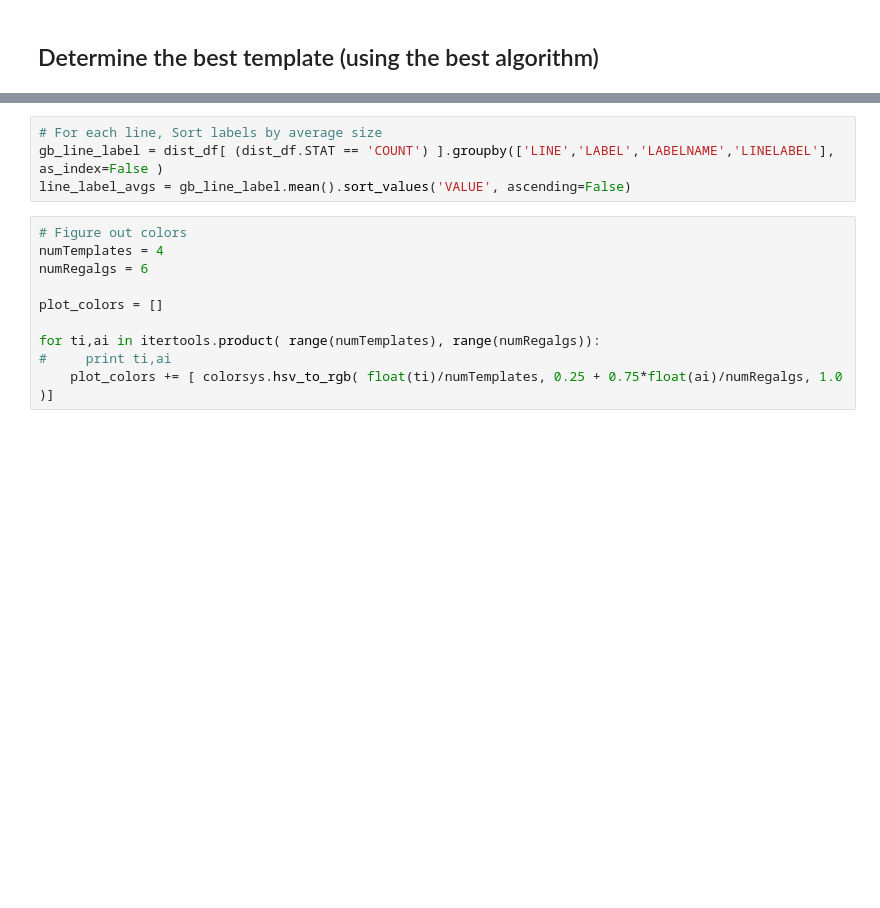
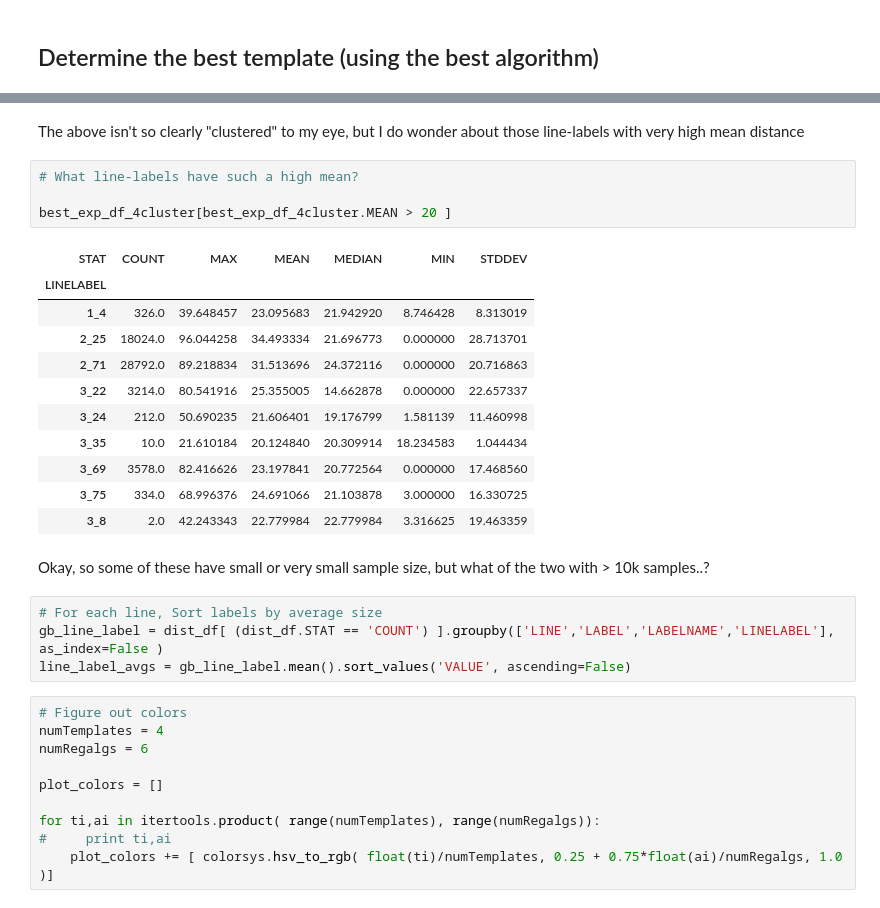
Before and after one commit to saalfeldlab/template-building, a Jupyter notebook: python/labelwise_skeleton_distance_analysis.ipynb, the cells around one changed output, grey strips where cells are left out. Saved outputs shown, nothing was run; the diff lists cells and outputs as text; blank space fills up the shorter version.

```diff
--- a/python/labelwise_skeleton_distance_analysis.ipynb
+++ b/python/labelwise_skeleton_distance_analysis.ipynb
@@ -181,3 +333,23 @@ best by avg_med is:  F-antsFlip_lo
+# %% [markdown]
+The above isn't so clearly "clustered" to my eye, but I do wonder about those line-labels with very high mean distance
+# %%
+# What line-labels have such a high mean?
+
+best_exp_df_4cluster[best_exp_df_4cluster.MEAN > 20 ]
+# %% [output]
+| STAT | COUNT | MAX | MEAN | MEDIAN | MIN | STDDEV |
+| LINELABEL |  |  |  |  |  |  |
+| 1_4 | 326.0 | 39.648457 | 23.095683 | 21.942920 | 8.746428 | 8.313019 |
+| 2_25 | 18024.0 | 96.044258 | 34.493334 | 21.696773 | 0.000000 | 28.713701 |
+| 2_71 | 28792.0 | 89.218834 | 31.513696 | 24.372116 | 0.000000 | 20.716863 |
+| 3_22 | 3214.0 | 80.541916 | 25.355005 | 14.662878 | 0.000000 | 22.657337 |
+| 3_24 | 212.0 | 50.690235 | 21.606401 | 19.176799 | 1.581139 | 11.460998 |
+| 3_35 | 10.0 | 21.610184 | 20.124840 | 20.309914 | 18.234583 | 1.044434 |
+| 3_69 | 3578.0 | 82.416626 | 23.197841 | 20.772564 | 0.000000 | 17.468560 |
+| 3_75 | 334.0 | 68.996376 | 24.691066 | 21.103878 | 3.000000 | 16.330725 |
+| 3_8 | 2.0 | 42.243343 | 22.779984 | 22.779984 | 3.316625 | 19.463359 |
+# %% [markdown]
+Okay, so some of these have small or very small sample size, but what of the two with > 10k samples..?
 # %%
 # For each line, Sort labels by average size
 gb_line_label = dist_df[ (dist_df.STAT == 'COUNT') ].groupby(['LINE','LABEL','LABELNAME','LINELABEL'], as_index=False )
```
Also changed, not shown: parts of 16 cells of this notebook.
